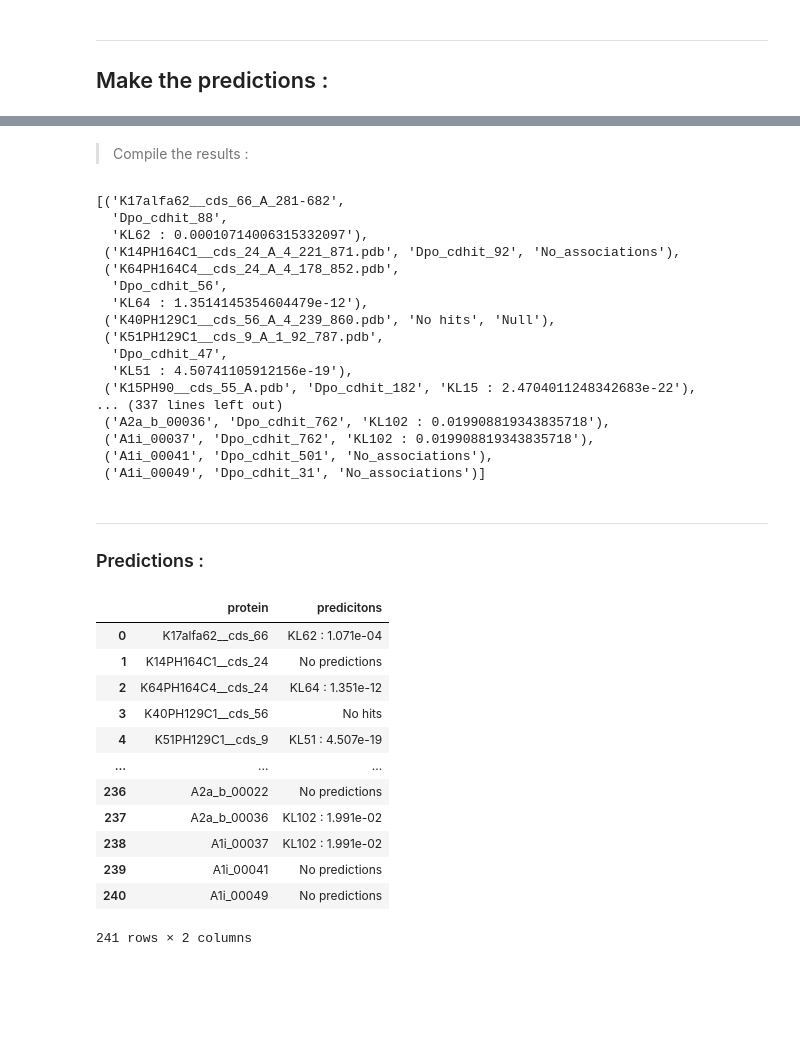
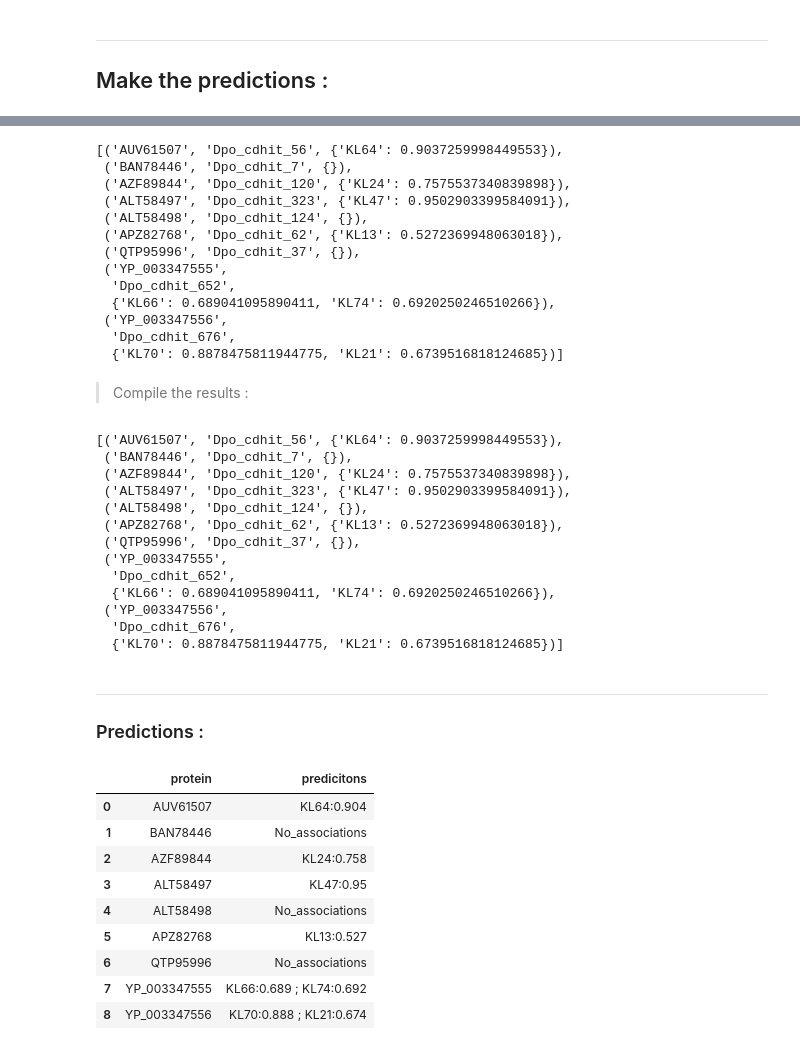
Before and after one commit to conchaeloko/Klebsiella_TropiSEARCH, a Jupyter notebook: scripts/Ensemble_TropiSeq/E.Prepare_TropiSeq_final.ipynb, the cells around one changed output, grey strips where cells are left out. Cells and saved outputs as stored; diff of their text form; code cells hidden in the pictures; blank space fills up the shorter version.

```diff
--- a/scripts/Ensemble_TropiSeq/E.Prepare_TropiSeq_final.ipynb
+++ b/scripts/Ensemble_TropiSeq/E.Prepare_TropiSeq_final.ipynb
@@ -196,24 +135,36 @@ for record in tqdm(towndsend_set_records) :
+# %%
+other_bea_winners
+# %% [output]
+[('AUV61507', 'Dpo_cdhit_56', {'KL64': 0.9037259998449553}),
+ ('BAN78446', 'Dpo_cdhit_7', {}),
+ ('AZF89844', 'Dpo_cdhit_120', {'KL24': 0.7575537340839898}),
+ ('ALT58497', 'Dpo_cdhit_323', {'KL47': 0.9502903399584091}),
+ ('ALT58498', 'Dpo_cdhit_124', {}),
+ ('APZ82768', 'Dpo_cdhit_62', {'KL13': 0.5272369948063018}),
+ ('QTP95996', 'Dpo_cdhit_37', {}),
+ ('YP_003347555',
+  'Dpo_cdhit_652',
+  {'KL66': 0.689041095890411, 'KL74': 0.6920250246510266}),
+ ('YP_003347556',
+  'Dpo_cdhit_676',
+  {'KL70': 0.8878475811944775, 'KL21': 0.6739516818124685})]
 # %% [markdown]
 > Compile the results :
 # %%
-TropiSeq_results = ferriol_winners + towndsend_winners + bea_winners
+TropiSeq_results = other_bea_winners
 TropiSeq_results
 # %% [output]
-[('K17alfa62__cds_66_A_281-682',
-  'Dpo_cdhit_88',
-  'KL62 : 0.00010714006315332097'),
- ('K14PH164C1__cds_24_A_4_221_871.pdb', 'Dpo_cdhit_92', 'No_associations'),
- ('K64PH164C4__cds_24_A_4_178_852.pdb',
-  'Dpo_cdhit_56',
-  'KL64 : 1.3514145354604479e-12'),
- ('K40PH129C1__cds_56_A_4_239_860.pdb', 'No hits', 'Null'),
- ('K51PH129C1__cds_9_A_1_92_787.pdb',
-  'Dpo_cdhit_47',
-  'KL51 : 4.50741105912156e-19'),
- ('K15PH90__cds_55_A.pdb', 'Dpo_cdhit_182', 'KL15 : 2.4704011248342683e-22'),
-... (337 lines left out)
- ('A2a_b_00036', 'Dpo_cdhit_762', 'KL102 : 0.019908819343835718'),
- ('A1i_00037', 'Dpo_cdhit_762', 'KL102 : 0.019908819343835718'),
- ('A1i_00041', 'Dpo_cdhit_501', 'No_associations'),
- ('A1i_00049', 'Dpo_cdhit_31', 'No_associations')]
+[('AUV61507', 'Dpo_cdhit_56', {'KL64': 0.9037259998449553}),
+ ('BAN78446', 'Dpo_cdhit_7', {}),
+ ('AZF89844', 'Dpo_cdhit_120', {'KL24': 0.7575537340839898}),
+ ('ALT58497', 'Dpo_cdhit_323', {'KL47': 0.9502903399584091}),
+ ('ALT58498', 'Dpo_cdhit_124', {}),
+ ('APZ82768', 'Dpo_cdhit_62', {'KL13': 0.5272369948063018}),
+ ('QTP95996', 'Dpo_cdhit_37', {}),
+ ('YP_003347555',
+  'Dpo_cdhit_652',
+  {'KL66': 0.689041095890411, 'KL74': 0.6920250246510266}),
+ ('YP_003347556',
+  'Dpo_cdhit_676',
+  {'KL70': 0.8878475811944775, 'KL21': 0.6739516818124685})]
 # %%
@@ -252,19 +187,16 @@ with open("/media/concha-eloko/Linux/PPT_clean/Seqbased_model.results.bit75.0804
 ***
 ### Predictions :
 # %%
-predictions_Seqbased_df = pd.read_csv("/media/concha-eloko/Linux/PPT_clean/Seqbased_model.results.bit75.0804.tsv", sep = "\t", names = ["protein", "predicitons"])
+predictions_Seqbased_df = pd.read_csv("/media/concha-eloko/Linux/PPT_clean/Seqbased_model.Other_Bea.results.bit75.2606.tsv", sep = "\t", names = ["protein", "predicitons"])
 predictions_Seqbased_df
 # %% [output]
 |  | protein | predicitons |
-| 0 | K17alfa62__cds_66 | KL62 : 1.071e-04 |
-| 1 | K14PH164C1__cds_24 | No predictions |
-| 2 | K64PH164C4__cds_24 | KL64 : 1.351e-12 |
-| 3 | K40PH129C1__cds_56 | No hits |
-| 4 | K51PH129C1__cds_9 | KL51 : 4.507e-19 |
-| ... | ... | ... |
-| 236 | A2a_b_00022 | No predictions |
-| 237 | A2a_b_00036 | KL102 : 1.991e-02 |
-| 238 | A1i_00037 | KL102 : 1.991e-02 |
-| 239 | A1i_00041 | No predictions |
-| 240 | A1i_00049 | No predictions |
+| 0 | AUV61507 | KL64:0.904 |
+| 1 | BAN78446 | No_associations |
+| 2 | AZF89844 | KL24:0.758 |
+| 3 | ALT58497 | KL47:0.95 |
+| 4 | ALT58498 | No_associations |
+| 5 | APZ82768 | KL13:0.527 |
+| 6 | QTP95996 | No_associations |
+| 7 | YP_003347555 | KL66:0.689 ; KL74:0.692 |
+| 8 | YP_003347556 | KL70:0.888 ; KL21:0.674 |
-241 rows × 2 columns
```
Also changed, not shown: parts of 10 cells of this notebook, 19 other files.
